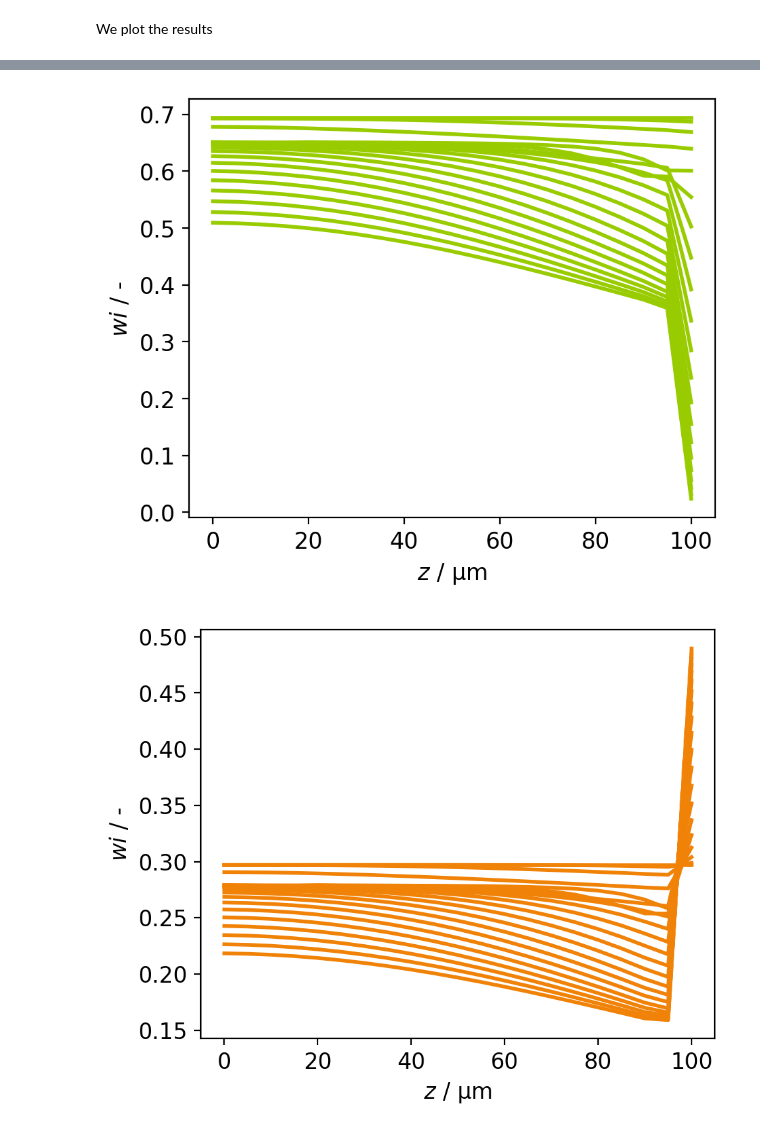
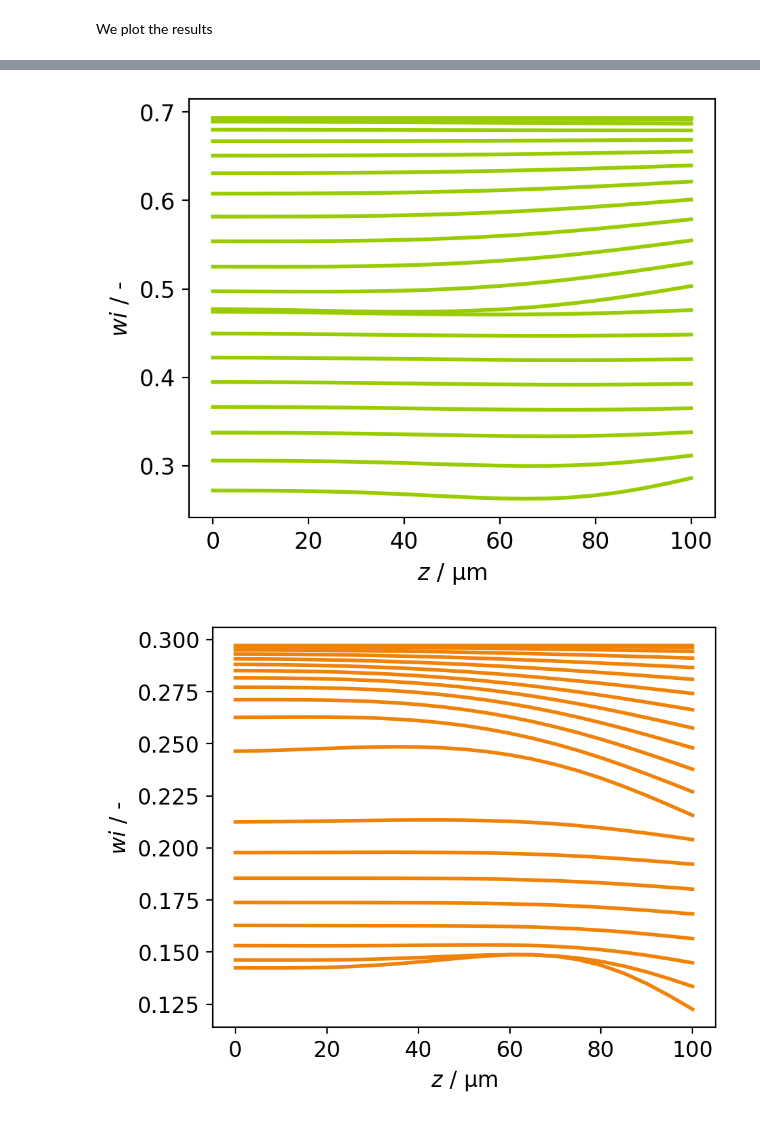
Before and after one commit to Borrdom/diffusionpy, a Jupyter notebook: examples_notebooks/04a_ASD_dissolution_switch.ipynb, the cells around one changed output, grey strips where cells are left out. Cells and saved outputs as stored; diff of their text form; code cells hidden in the pictures.

```diff
--- a/examples_notebooks/04a_ASD_dissolution_switch.ipynb
+++ b/examples_notebooks/04a_ASD_dissolution_switch.ipynb
@@ -43,11 +43,14 @@ L=0.0001
 # dl8=0.99
 # ___
 ww0=0.01
-ww8=0.5
+ww8=0.99
+ww88=0.3
 dl0=0.3
-dl8=0.99
+dl8=0.001
+dl88=0.0001
 wi0=np.asarray([ww0,(1-dl0)*(1-ww0),dl0*(1-ww0)])
 wi8=np.asarray([ww8,(1-dl8)*(1-ww8),dl8*(1-ww8)])
+wi88=np.asarray([ww88,(1-dl88)*(1-ww88),dl88*(1-ww88)])
 # %% [markdown]
 Next we define the PC-SAFT Parameters for water,API and polymer which are available in literature
 # %%
@@ -83,7 +86,7 @@ $\left[\begin{array}{rrr}
 
 $Ð_{vec} = \left[\begin{array}{rrr} Ð_{12} & Ð_{13} & Ð_{23} \end{array}\right]$
 # %%
-Dvec=np.asarray([2E-13,20E-13,2E-13])
+Dvec=np.asarray([1E-13,1E-13,0.2E-13])
 mobile=np.asarray([True,True,True])
 # %% [markdown]
 Lastly we model it assuming ideality as a starting point. For that purpose we define time points for which the diffusion model should return concentrations.
@@ -99,14 +97,15 @@ wt,wtz,zvec,Lt=Diffusion_MS(t,L,Dvec,wi0,wi8,Mi,mobile,swelling=True,full_output
 # %% [markdown]
 The mass transfer from the ASD to the solution is calculated using a mass transfer coefficient. This results in a time dependant surface concentration of the ASD
 # %%
-taui=np.asarray([5000,5000])
+taui=np.asarray([20000])
 from diffusionpy.surface_activity import time_dep_surface
-witB=time_dep_surface(t,wi0,wi8,mobile,taui)
+witB=time_dep_surface(t,wi0,wi8,np.asarray([True,False,False]),taui)
 # %% [markdown]
 Now we model the same diffusion problem with non-idealities and with the time-dependant surface concentration
 # %%
 
-wt,wtz,zvec,Lt=Diffusion_MS_iter(t,L,Dvec,wi0,wi8,Mi,mobile,full_output=True,swelling=True,dlnai_dlnwi_fun=dlnai_dlnwi_fun,method="weg",maxit=1,nz=20,witB=witB)
+# wt,wtz,zvec,Lt=Diffusion_MS_iter(t,L,Dvec,wi0,wi8,Mi,mobile,full_output=True,swelling=True,dlnai_dlnwi_fun=dlnai_dlnwi_fun,method="weg",maxit=9,nz=20,witB=witB,kappaii=np.asarray([-1E-2,-1E-2])/4)
+wt,wtz,zvec,Lt=Diffusion_MS_iter(t,L,Dvec,wi0,wi8,Mi,mobile,full_output=True,swelling=True,dlnai_dlnwi_fun=dlnai_dlnwi_fun,method="weg",maxit=9,nz=20,witB=witB)
 # %% [output]
 ------------- Initialization and postprocessing ----------------
 ------------- Start diffusion modeling ----------------
@@ -184,19 +183,24 @@ plt.show()
 color1 = "#99CC00"
 color2 = "#F08208"
 color3 = "#99CDE9"
+color4 = "#F38888"
 
 fig1, ax1 = plt.subplots(figsize=(5, 4), dpi = 200)
 fig2, ax2 = plt.subplots(figsize=(5, 4), dpi = 200)
 fig3, ax3 = plt.subplots(figsize=(5, 4), dpi = 200)
+fig4, ax4 = plt.subplots(figsize=(5, 4), dpi = 200)
 fig1.subplots_adjust(hspace=0.5, wspace=0.3)
 fig2.subplots_adjust(hspace=0.5, wspace=0.3)
 fig3.subplots_adjust(hspace=0.5, wspace=0.3)
+fig4.subplots_adjust(hspace=0.5, wspace=0.3)
 ax1.set_xlabel('$z$ / µm')
 ax1.set_ylabel('$wi$ / -')
 ax2.set_xlabel('$z$ / µm')
 ax2.set_ylabel('$wi$ / -')
 ax3.set_xlabel('$z$ / µm')
 ax3.set_ylabel('$wi$ / -')
+ax4.set_xlabel('$z$ / µm')
+ax4.set_ylabel('$wi$ / -')
 [ax1.plot(zvec*1E6,wtz[i,1,:], "-",color = color1 , linewidth = 2.0) for i,val in enumerate(wtz[:,0,0])]
 # ax1.plot(zexp1*Lt[0],meth, "o")
 print(wtz[:,0,:]/wtz[:,1,:])
@@ -204,6 +208,8 @@ print(wtz[:,0,:]/wtz[:,1,:])
 
 [ax3.plot(zvec*1E6,wtz[i,0,:], "-",color = color3 , linewidth = 2.0) for i,val in enumerate(wtz[:,0,0])]\
 
+[ax4.plot(zvec*1E6,wtz[i,2,:]/(wtz[i,1,:]+wtz[i,2,:]), "-",color = color4 , linewidth = 2.0) for i,val in enumerate(wtz[:,0,0])]\
+
 
 # from diffusionpy import correctMB
 # correctMB(dlnai_dlnwi,mobile,nt,wi0)
@@ -228,19 +234,19 @@ print(wtz[:,0,:]/wtz[:,1,:])
 [[<matplotlib.lines.Line2D at 0x...>],
  [<matplotlib.lines.Line2D at 0x...>],
  [<matplotlib.lines.Line2D at 0x...>],
  [<matplotlib.lines.Line2D at 0x...>],
  [<matplotlib.lines.Line2D at 0x...>],
  [<matplotlib.lines.Line2D at 0x...>],
  [<matplotlib.lines.Line2D at 0x...>],
  [<matplotlib.lines.Line2D at 0x...>],
  [<matplotlib.lines.Line2D at 0x...>],
  [<matplotlib.lines.Line2D at 0x...>],
  [<matplotlib.lines.Line2D at 0x...>],
  [<matplotlib.lines.Line2D at 0x...>],
 ... (5 lines left out)
  [<matplotlib.lines.Line2D at 0x...>],
  [<matplotlib.lines.Line2D at 0x...>],
  [<matplotlib.lines.Line2D at 0x...>],
  [<matplotlib.lines.Line2D at 0x...>]]
-[figure, old version]
+[figure, new version]
-[figure, old version]
+[figure, new version]
```
Also changed, not shown: parts of 4 cells of this notebook, 4 other files.
